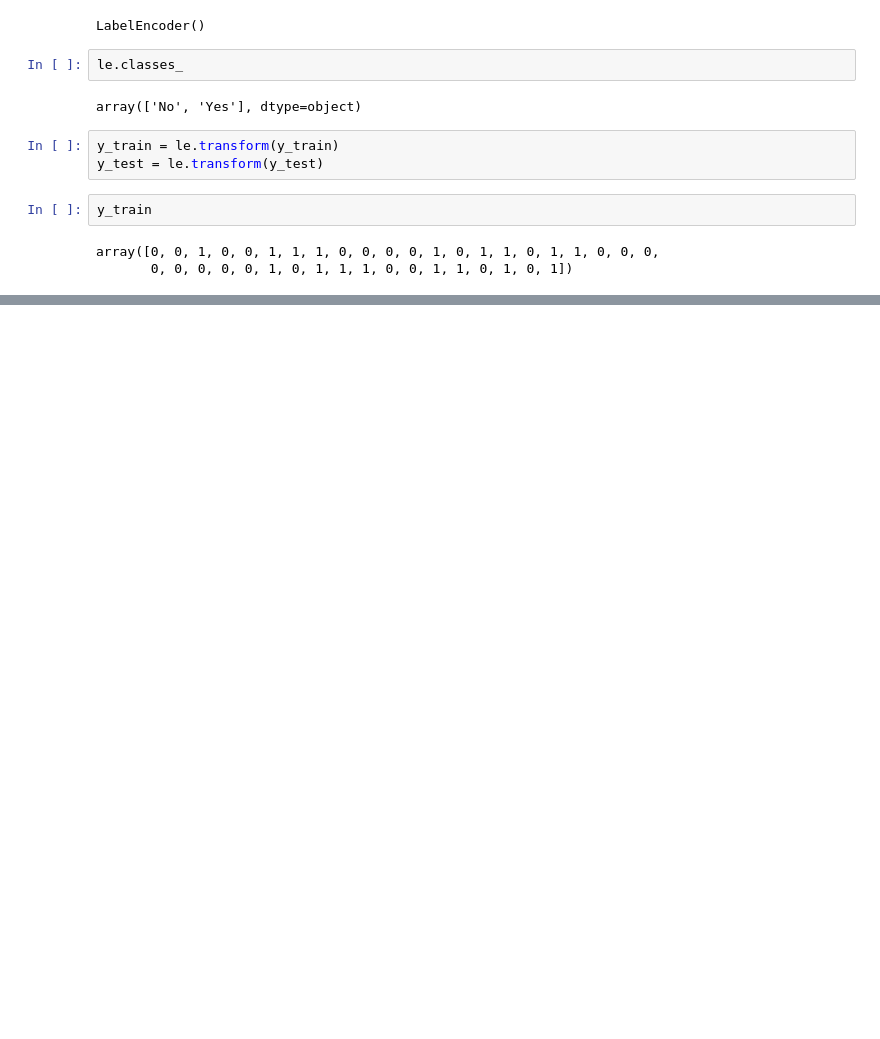
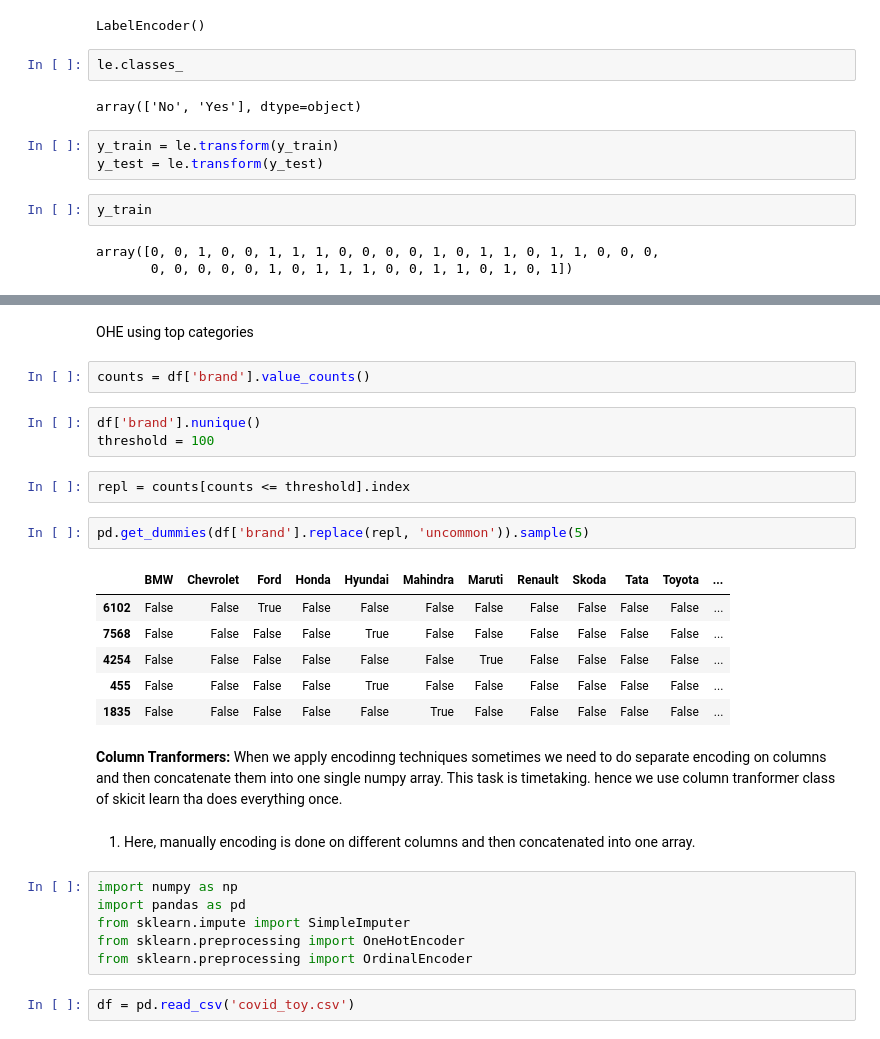
Before and after one commit to priyaasharmaads-a11y/Machine-Learning-Projects-Bundle, a Jupyter notebook: Machine_Learning_projects_Bundle.ipynb, the cells around one changed output, grey strips where cells are left out. Saved outputs shown, nothing was run; the diff lists cells and outputs as text; blank space fills up the shorter version.

```diff
--- a/Machine_Learning_projects_Bundle.ipynb
+++ b/Machine_Learning_projects_Bundle.ipynb
@@ -598,0 +703,31 @@ array([0, 0, 1, 0, 0, 1, 1, 1, 0, 0, 0, 0, 1, 0, 1, 1, 0, 1, 1, 0, 0, 0,
+# %% [markdown]
+OHE using top categories
+# %%
+counts = df['brand'].value_counts()
+# %%
+df['brand'].nunique()
+threshold = 100
+# %%
+repl = counts[counts <= threshold].index
+# %%
+pd.get_dummies(df['brand'].replace(repl, 'uncommon')).sample(5)
+# %% [output]
+|  | BMW | Chevrolet | Ford | Honda | Hyundai | Mahindra | Maruti | Renault | Skoda | Tata | Toyota | ... |
+| 6102 | False | False | True | False | False | False | False | False | False | False | False | ... |
+| 7568 | False | False | False | False | True | False | False | False | False | False | False | ... |
+| 4254 | False | False | False | False | False | False | True | False | False | False | False | ... |
+| 455 | False | False | False | False | True | False | False | False | False | False | False | ... |
+| 1835 | False | False | False | False | False | True | False | False | False | False | False | ... |
+# %% [markdown]
+**Column Tranformers:**
+When we apply encodinng techniques sometimes we need to do separate encoding on columns and then concatenate them into one single numpy array. This task is timetaking. hence we use column tranformer class of skicit learn tha does everything once.
+# %% [markdown]
+1) Here, manually encoding is done on different columns and then concatenated into one array.
+# %%
+import numpy as np
+import pandas as pd
+from sklearn.impute import SimpleImputer
+from sklearn.preprocessing import OneHotEncoder
+from sklearn.preprocessing import OrdinalEncoder
+# %%
+df = pd.read_csv('covid_toy.csv')
```
Also changed, not shown: parts of 32 cells of this notebook.
